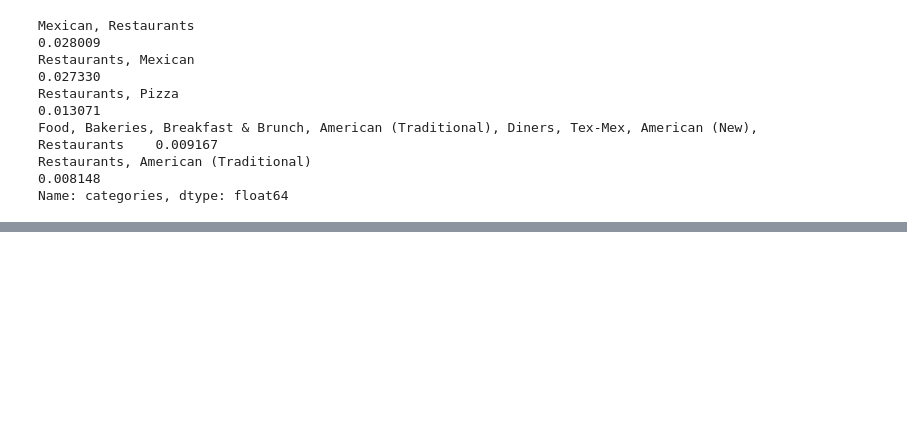
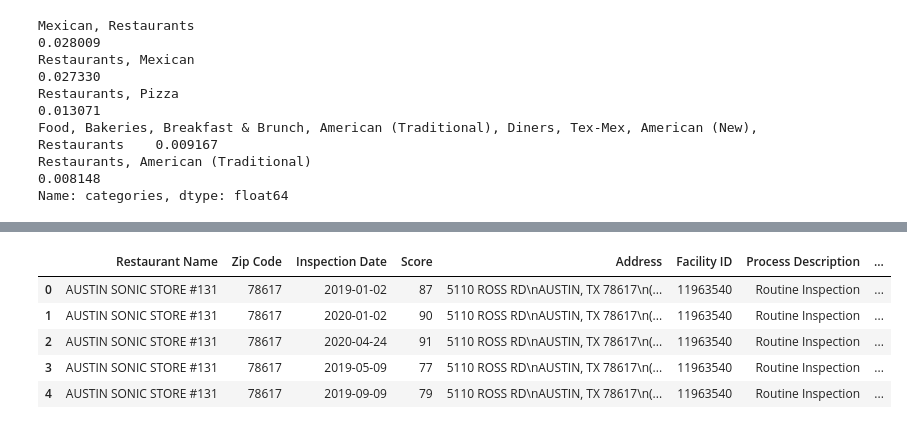
Before and after one commit to ellerybledsoe/Springboard, a Jupyter notebook: Austin Restaurant Inspections_Data Wrangling.ipynb, the cells around one changed output, grey strips where cells are left out. Drawn from its saved outputs; the diff is of its cells as text; code cells hidden in the pictures; blank space fills up the shorter version.

```diff
--- a/Austin Restaurant Inspections_Data Wrangling.ipynb
+++ b/Austin Restaurant Inspections_Data Wrangling.ipynb
@@ -587,0 +577,16 @@ austin_inspections_yelp_merge3.merge(yelp_reviews_tx,)
+# %%
+from datetime import datetime as dt
+
+austin_inspections_yelp_merge4 = pd.DataFrame(austin_inspections_yelp_merge3)
+#austin_inspections_yelp_merge4['Inspection Date'] = dt.strptime(austin_inspections_yelp_merge4['Inspection Date'],'%Y%m%d')
+
+austin_inspections_yelp_merge4['Inspection Date'] = pd.to_datetime(austin_inspections_yelp_merge4['Inspection Date'])
+austin_inspections_yelp_merge4.head()
+#dt.strptime(date, '%Y%m%d%H%M')
+# %% [output]
+|  | Restaurant Name | Zip Code | Inspection Date | Score | Address | Facility ID | Process Description | ... |
+| 0 | AUSTIN SONIC STORE #131 | 78617 | 2019-01-02 | 87 | 5110 ROSS RD\nAUSTIN, TX 78617\n(... | 11963540 | Routine Inspection | ... |
+| 1 | AUSTIN SONIC STORE #131 | 78617 | 2020-01-02 | 90 | 5110 ROSS RD\nAUSTIN, TX 78617\n(... | 11963540 | Routine Inspection | ... |
+| 2 | AUSTIN SONIC STORE #131 | 78617 | 2020-04-24 | 91 | 5110 ROSS RD\nAUSTIN, TX 78617\n(... | 11963540 | Routine Inspection | ... |
+| 3 | AUSTIN SONIC STORE #131 | 78617 | 2019-05-09 | 77 | 5110 ROSS RD\nAUSTIN, TX 78617\n(... | 11963540 | Routine Inspection | ... |
+| 4 | AUSTIN SONIC STORE #131 | 78617 | 2019-09-09 | 79 | 5110 ROSS RD\nAUSTIN, TX 78617\n(... | 11963540 | Routine Inspection | ... |
```
Also changed, not shown: parts of 42 cells of this notebook.
